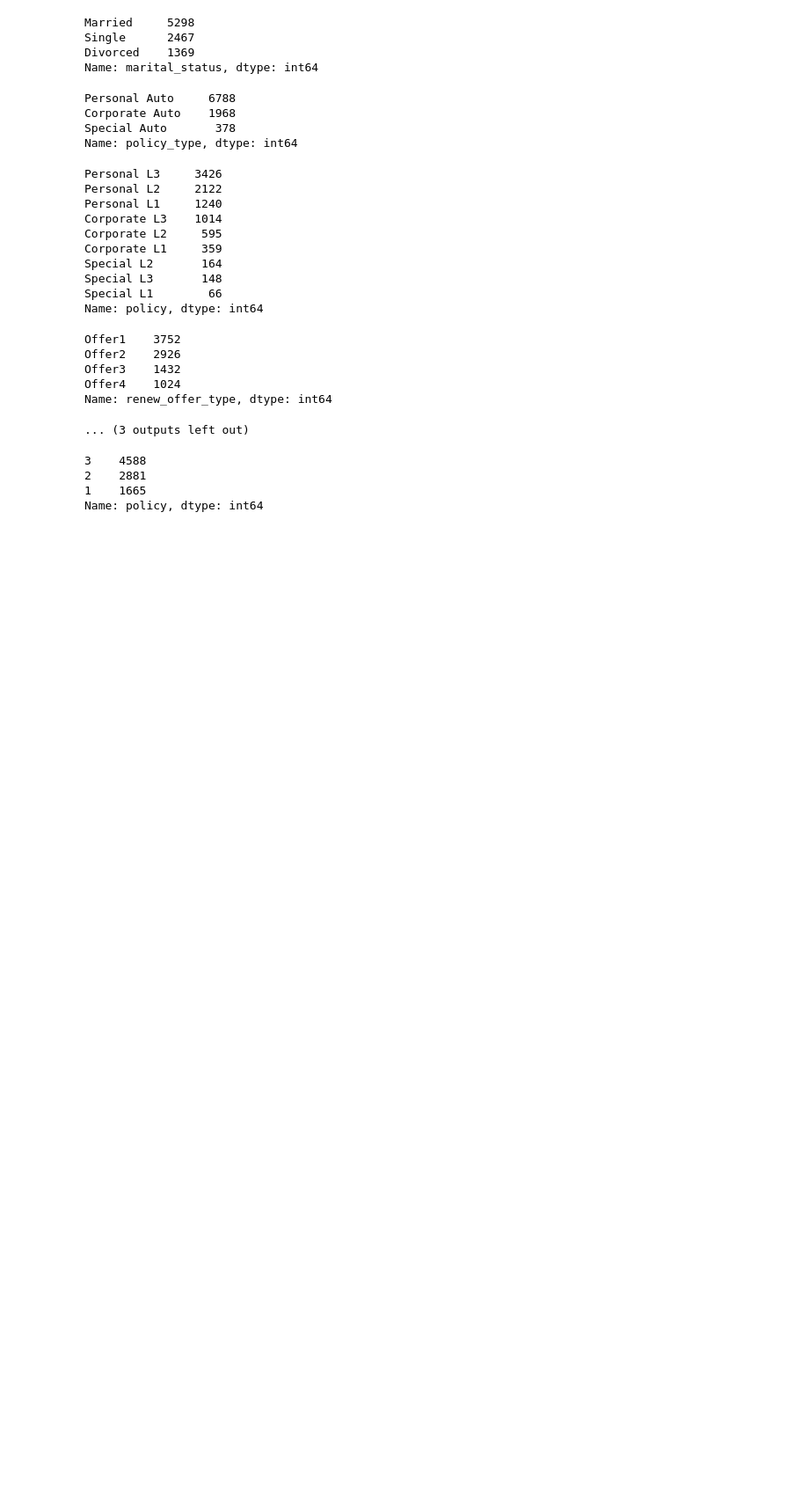
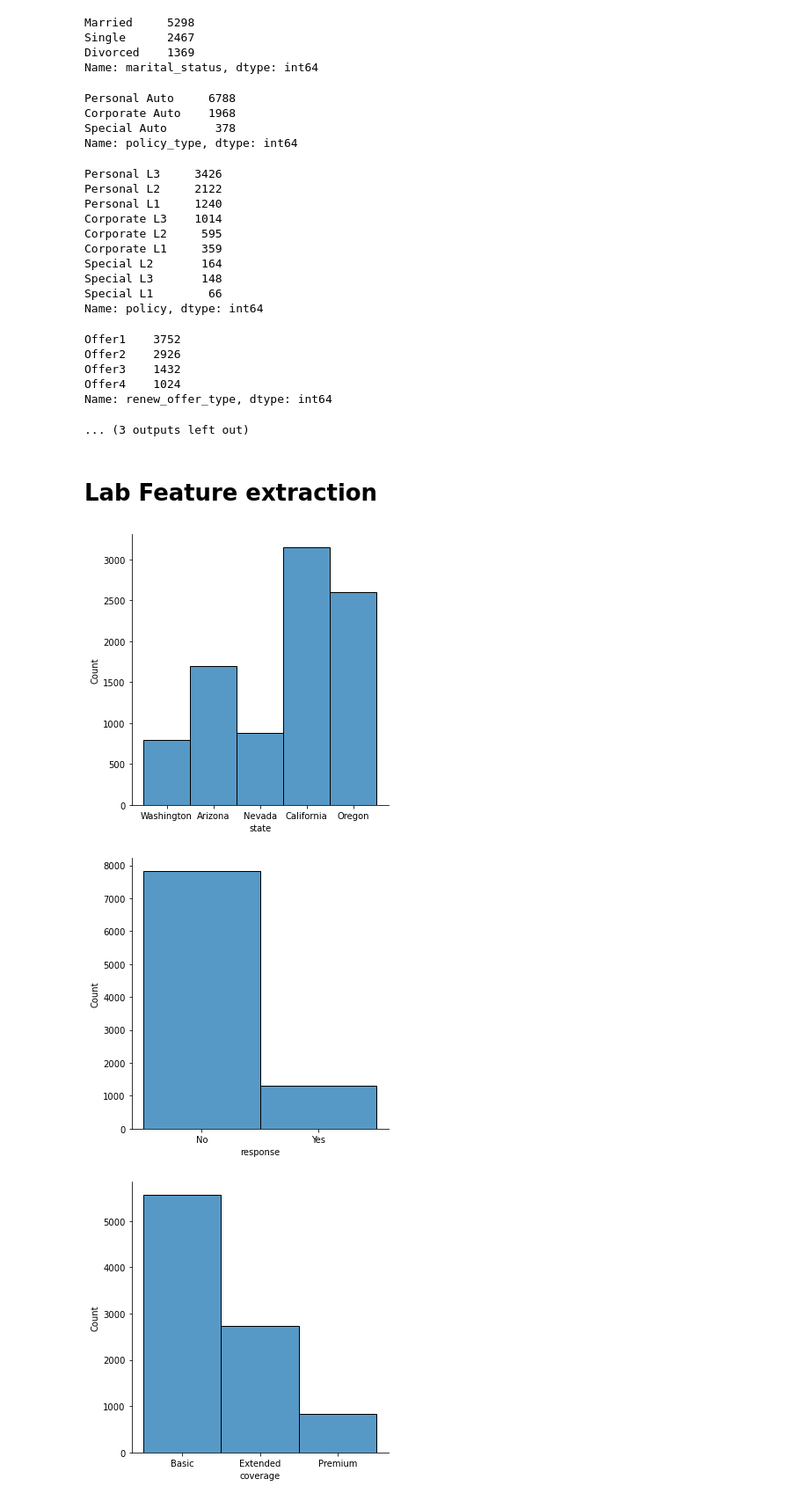
Before and after one commit to zaq9394/lab-cleaning-numerical-data, a Jupyter notebook: files_for_lab/cleaning_numerical.ipynb, the cells around one changed output. Shown at 88% size. Cells and saved outputs as stored; diff of their text form; code cells hidden in the pictures; blank space fills up the shorter version.

```diff
--- a/files_for_lab/cleaning_numerical.ipynb
+++ b/files_for_lab/cleaning_numerical.ipynb
@@ -359,11 +356,16 @@ categorical_df=categorical_df.drop('customer',axis=1)
 categorical_df['employmentstatus']=np.where(categorical_df['employmentstatus'].isin(['Employed','Unemployed']),categorical_df['employmentstatus'],'other')
 # %%
 # We can transfer the policy to numerical column.
-categorical_df['policy']=categorical_df['policy'].str.split('L',expand=True)[1]
+#categorical_df['policy']=categorical_df['policy'].str.split('L',expand=True)[1]
 # %%
-categorical_df['policy'].value_counts()
+#categorical_df['policy'].value_counts()
-# %% [output]
-3    4588
-2    2881
-1    1665
-Name: policy, dtype: int64
+# %% [markdown]
+# Lab Feature extraction
+# %%
+for name in categorical_df.columns:
+    sns.displot(data=categorical_df[name])
+    plt.show()
+# %% [output]
+[figure, added]
+[figure, added]
+[figure, added]
```
Also changed, not shown: parts of 9 cells of this notebook.
